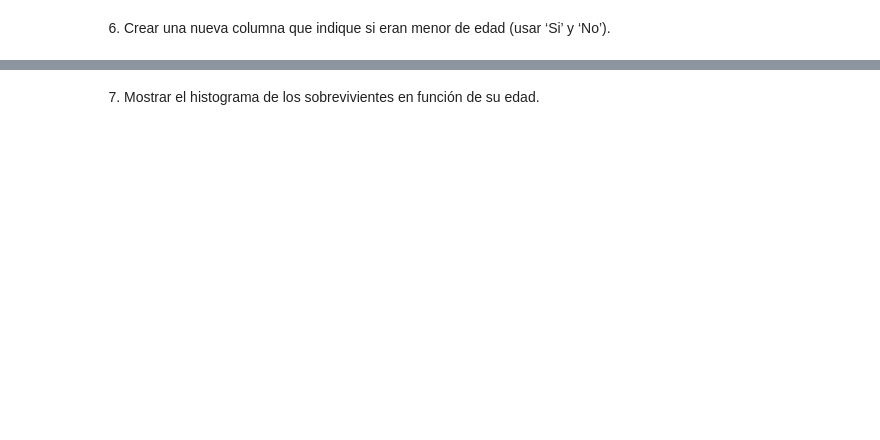
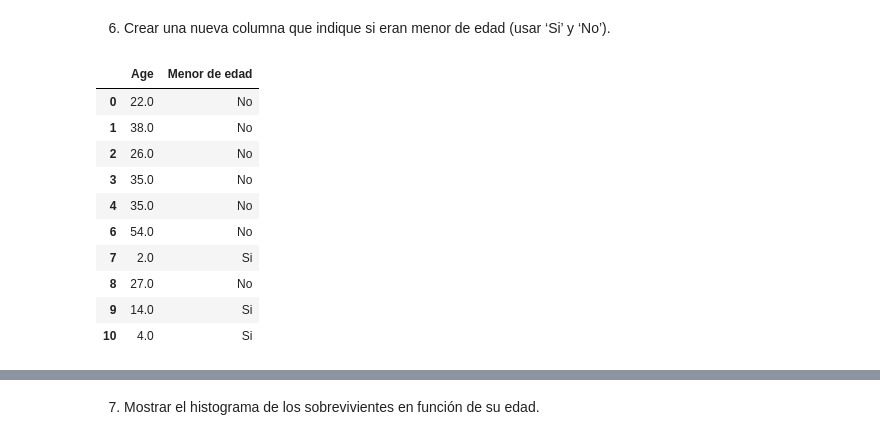
Before and after one commit to yhonyar/EA_phyton, a Jupyter notebook: Sesiones/Soluciones/SH4.ipynb, the cells around one changed output, grey strips where cells are left out. Cells and saved outputs as stored; diff of their text form; code cells hidden in the pictures; blank space fills up the shorter version.

```diff
--- a/Sesiones/Soluciones/SH4.ipynb
+++ b/Sesiones/Soluciones/SH4.ipynb
@@ -80,2 +135,19 @@ data.head()
 # %% [markdown]
 6. Crear una nueva columna que indique si eran menor de edad (usar ‘Si’ y ‘No’).
+# %%
+data = data[data['Age'].notna()] # Eliminar filas sin registro de edad
+data['Menor de edad'] = np.where(data['Age'] < 18, 'Si', 'No')
+usecols = ['Survived','Age']
+data[['Age','Menor de edad']].head(10)
+# %% [output]
+|  | Age | Menor de edad |
+| 0 | 22.0 | No |
+| 1 | 38.0 | No |
+| 2 | 26.0 | No |
+| 3 | 35.0 | No |
+| 4 | 35.0 | No |
+| 6 | 54.0 | No |
+| 7 | 2.0 | Si |
+| 8 | 27.0 | No |
+| 9 | 14.0 | Si |
+| 10 | 4.0 | Si |
```
Also changed, not shown: parts of 10 cells of this notebook, 14 other files.
